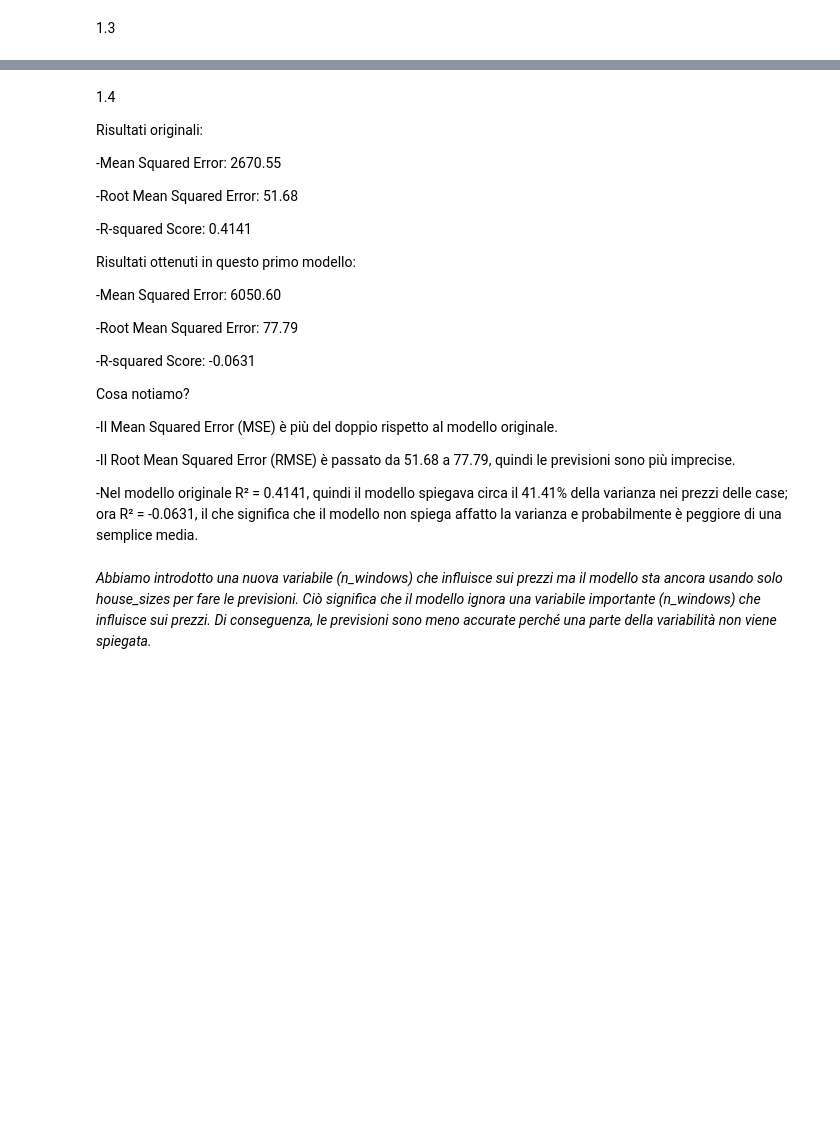
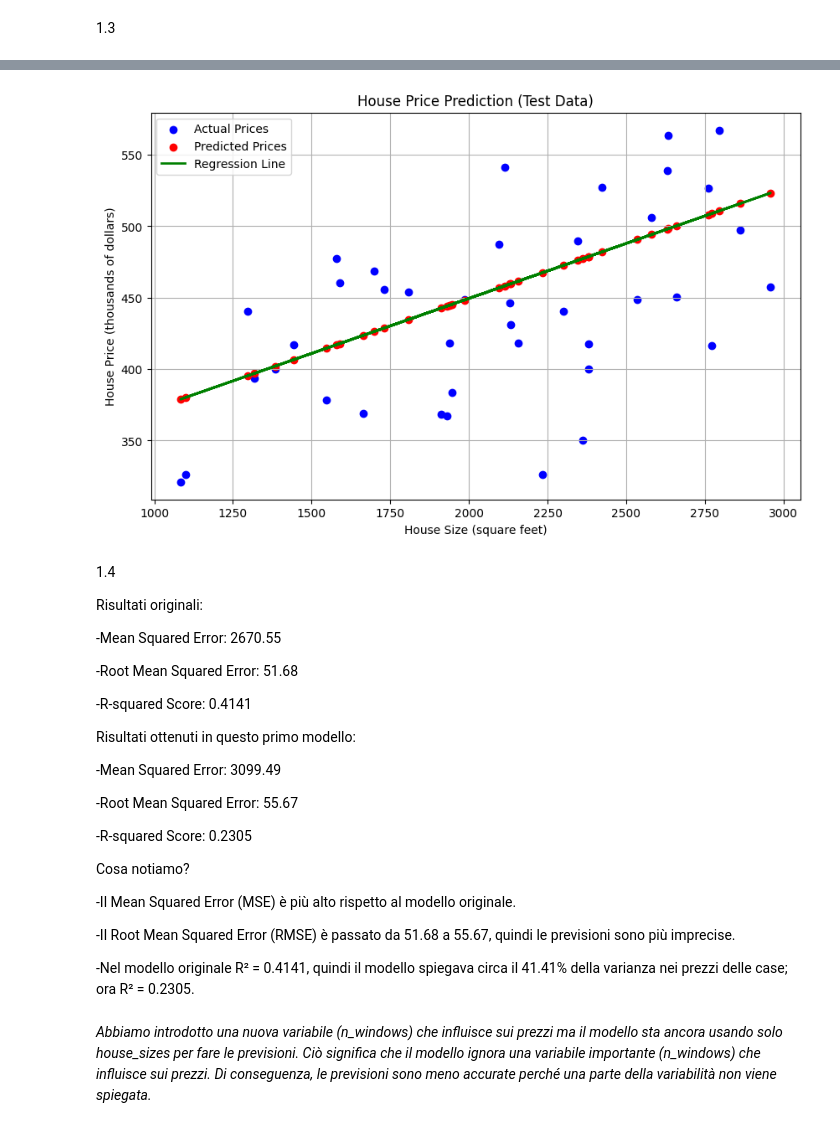
Before and after one commit to GiuliaScarfia/DataScience, a Jupyter notebook: 070325_esercizio.ipynb, the cells around one changed output, grey strips where cells are left out. Saved outputs shown, nothing was run; the diff lists cells and outputs as text; code cells hidden in the pictures; blank space fills up the shorter version.

```diff
--- a/070325_esercizio.ipynb
+++ b/070325_esercizio.ipynb
@@ -108,3 +114,22 @@ R-squared Score: -0.0631
+# %%
+# Plot the original data points
+plt.figure(figsize=(10, 6))
+plt.scatter(X_test, y_test, color='blue', label='Actual Prices')
+
+# Plot the predicted data points
+plt.scatter(X_test, y_pred, color='red', label='Predicted Prices')
+
+# Plot the regression line
+plt.plot(X_test, y_pred, color='green', linewidth=2, label='Regression Line')
+
+plt.title('House Price Prediction (Test Data)')
+plt.xlabel('House Size (square feet)')
+plt.ylabel('House Price (thousands of dollars)')
+plt.legend()
+plt.grid(True)
+plt.show()
+# %% [output]
+[figure, added]
 # %% [markdown]
 1.4
 
@@ -118,19 +143,19 @@ Risultati originali:
 
 Risultati ottenuti in questo primo modello:
 
--Mean Squared Error: 6050.60
+-Mean Squared Error: 3099.49
 
--Root Mean Squared Error: 77.79
+-Root Mean Squared Error: 55.67
 
--R-squared Score: -0.0631
+-R-squared Score: 0.2305
 
 Cosa notiamo?
 
--Il Mean Squared Error (MSE) è più del doppio rispetto al modello originale.
+-Il Mean Squared Error (MSE) è più alto rispetto al modello originale.
 
--Il Root Mean Squared Error (RMSE) è passato da 51.68 a 77.79, quindi le previsioni sono più imprecise.
+-Il Root Mean Squared Error (RMSE) è passato da 51.68 a 55.67, quindi le previsioni sono più imprecise.
 
--Nel modello originale R² = 0.4141, quindi il modello spiegava circa il 41.41% della varianza nei prezzi delle case; ora R² = -0.0631, il che significa che il modello non spiega affatto la varianza e probabilmente è peggiore di una semplice media.
+-Nel modello originale R² = 0.4141, quindi il modello spiegava circa il 41.41% della varianza nei prezzi delle case; ora R² = 0.2305.
 # %% [markdown]
 *Abbiamo introdotto una nuova variabile (n_windows) che influisce sui prezzi ma il modello sta ancora usando solo house_sizes per fare le previsioni. Ciò significa che il modello ignora una variabile importante (n_windows) che influisce sui prezzi. Di conseguenza, le previsioni sono meno accurate perché una parte della variabilità non viene spiegata.*
 # %% [markdown]
```
Also changed, not shown: parts of 15 cells of this notebook.
